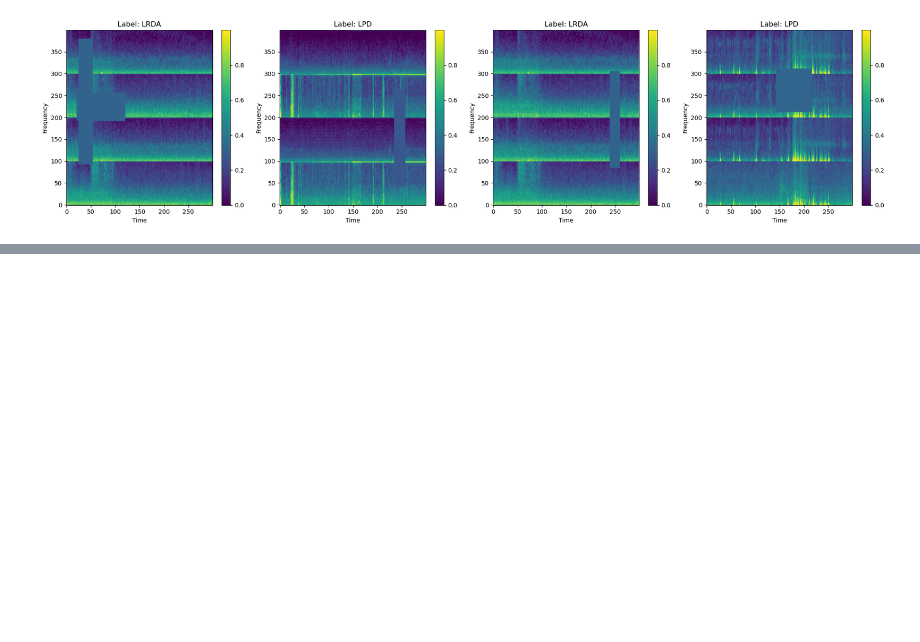
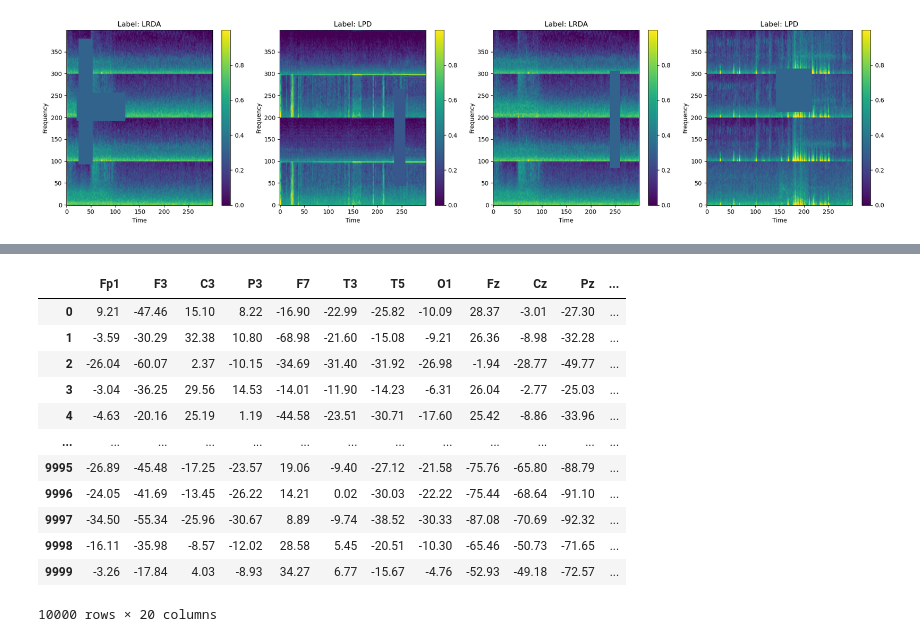
Before and after one commit to sumkawa/icu-lstm, a Jupyter notebook: notebooks/01_data_exploration.ipynb, the cells around one changed output, grey strips where cells are left out. Drawn from its saved outputs; the diff is of its cells as text; code cells hidden in the pictures; blank space fills up the shorter version.

```diff
--- a/notebooks/01_data_exploration.ipynb
+++ b/notebooks/01_data_exploration.ipynb
@@ -368,0 +349,18 @@ Requirement already satisfied: mpmath>=0.19 in /opt/anaconda3/lib/python3.12/sit
+# %%
+example_eeg_data = pd.read_csv("../data/EEGDataExample.csv")
+# %%
+example_eeg_data
+# %% [output]
+|  | Fp1 | F3 | C3 | P3 | F7 | T3 | T5 | O1 | Fz | Cz | Pz | ... |
+| 0 | 9.21 | -47.46 | 15.10 | 8.22 | -16.90 | -22.99 | -25.82 | -10.09 | 28.37 | -3.01 | -27.30 | ... |
+| 1 | -3.59 | -30.29 | 32.38 | 10.80 | -68.98 | -21.60 | -15.08 | -9.21 | 26.36 | -8.98 | -32.28 | ... |
+| 2 | -26.04 | -60.07 | 2.37 | -10.15 | -34.69 | -31.40 | -31.92 | -26.98 | -1.94 | -28.77 | -49.77 | ... |
+| 3 | -3.04 | -36.25 | 29.56 | 14.53 | -14.01 | -11.90 | -14.23 | -6.31 | 26.04 | -2.77 | -25.03 | ... |
+| 4 | -4.63 | -20.16 | 25.19 | 1.19 | -44.58 | -23.51 | -30.71 | -17.60 | 25.42 | -8.86 | -33.96 | ... |
+| ... | ... | ... | ... | ... | ... | ... | ... | ... | ... | ... | ... | ... |
+| 9995 | -26.89 | -45.48 | -17.25 | -23.57 | 19.06 | -9.40 | -27.12 | -21.58 | -75.76 | -65.80 | -88.79 | ... |
+| 9996 | -24.05 | -41.69 | -13.45 | -26.22 | 14.21 | 0.02 | -30.03 | -22.22 | -75.44 | -68.64 | -91.10 | ... |
+| 9997 | -34.50 | -55.34 | -25.96 | -30.67 | 8.89 | -9.74 | -38.52 | -30.33 | -87.08 | -70.69 | -92.32 | ... |
+| 9998 | -16.11 | -35.98 | -8.57 | -12.02 | 28.58 | 5.45 | -20.51 | -10.30 | -65.46 | -50.73 | -71.65 | ... |
+| 9999 | -3.26 | -17.84 | 4.03 | -8.93 | 34.27 | 6.77 | -15.67 | -4.76 | -52.93 | -49.18 | -72.57 | ... |
+10000 rows × 20 columns
```
Also changed, not shown: parts of 1 cell of this notebook, 4 other files.
